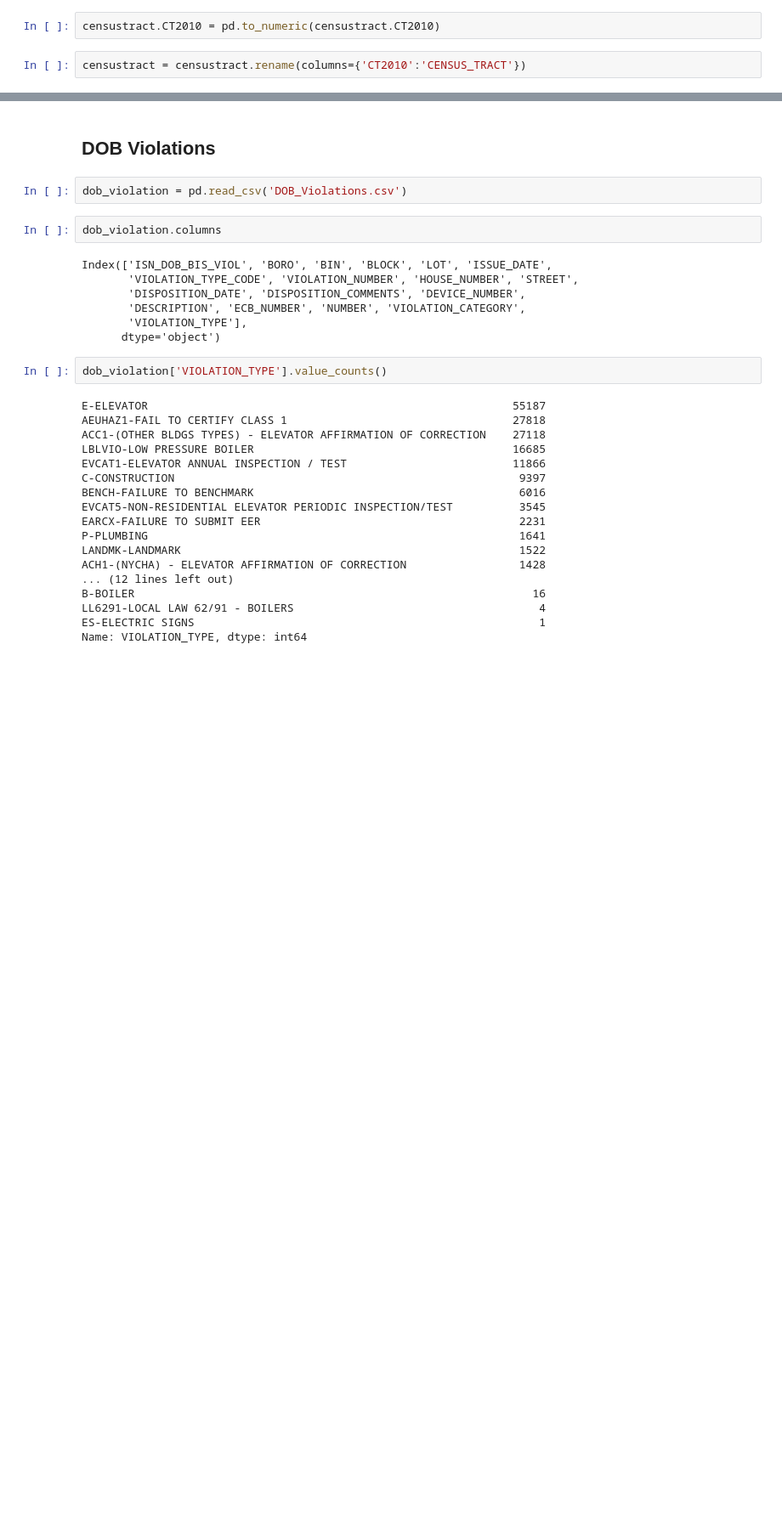
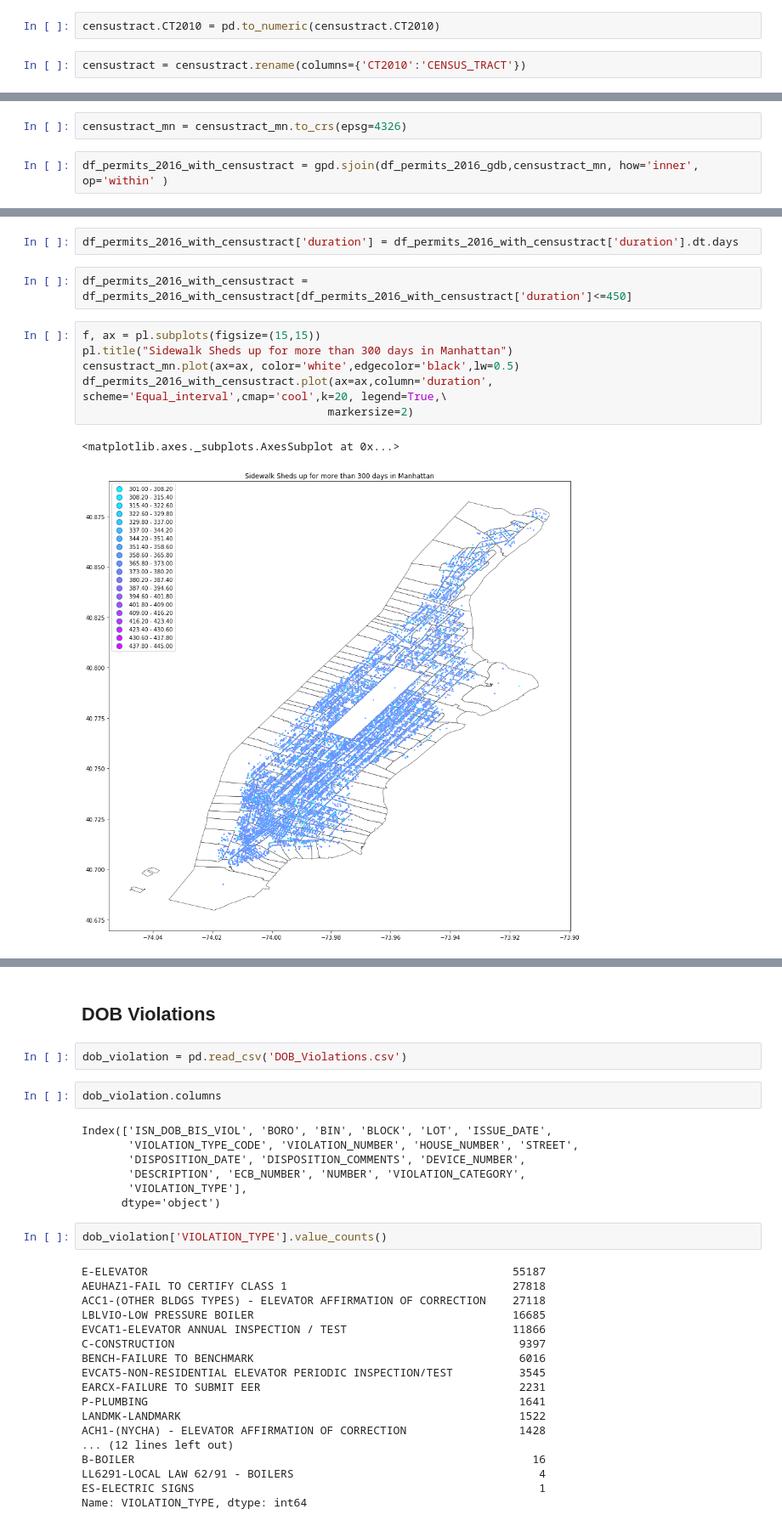
Before and after one commit to ssb10/Sidewalk-Bridges-The-Unregulated-Eyesore, a Jupyter notebook: Sidewalk_Sheds_Capstone.ipynb, the cells around one changed output, grey strips where cells are left out. Shown: that part at 85% size. Cells and saved outputs as stored; diff of their text form; blank space fills up the shorter version.

```diff
--- a/Sidewalk_Sheds_Capstone.ipynb
+++ b/Sidewalk_Sheds_Capstone.ipynb
@@ -105,0 +138,4 @@ Index(['BOROUGH', 'Bldg Type', 'Zip Code', 'Permit Status', 'Issuance Date',
+# %%
+censustract_mn = censustract_mn.to_crs(epsg=4326)
+# %%
+df_permits_2016_with_censustract = gpd.sjoin(df_permits_2016_gdb,censustract_mn, how='inner', op='within' )
@@ -105,0 +144,13 @@ Index(['BOROUGH', 'Bldg Type', 'Zip Code', 'Permit Status', 'Issuance Date',
+# %%
+df_permits_2016_with_censustract['duration'] = df_permits_2016_with_censustract['duration'].dt.days
+# %%
+df_permits_2016_with_censustract = df_permits_2016_with_censustract[df_permits_2016_with_censustract['duration']<=450]
+# %%
+f, ax = pl.subplots(figsize=(15,15))
+pl.title("Sidewalk Sheds up for more than 300 days in Manhattan")
+censustract_mn.plot(ax=ax, color='white',edgecolor='black',lw=0.5)
+df_permits_2016_with_censustract.plot(ax=ax,column='duration', scheme='Equal_interval',cmap='cool',k=20, legend=True,\
+                                     markersize=2)
+# %% [output]
+<matplotlib.axes._subplots.AxesSubplot at 0x...>
+[figure, added]
```
Also changed, not shown: parts of 145 cells of this notebook.
